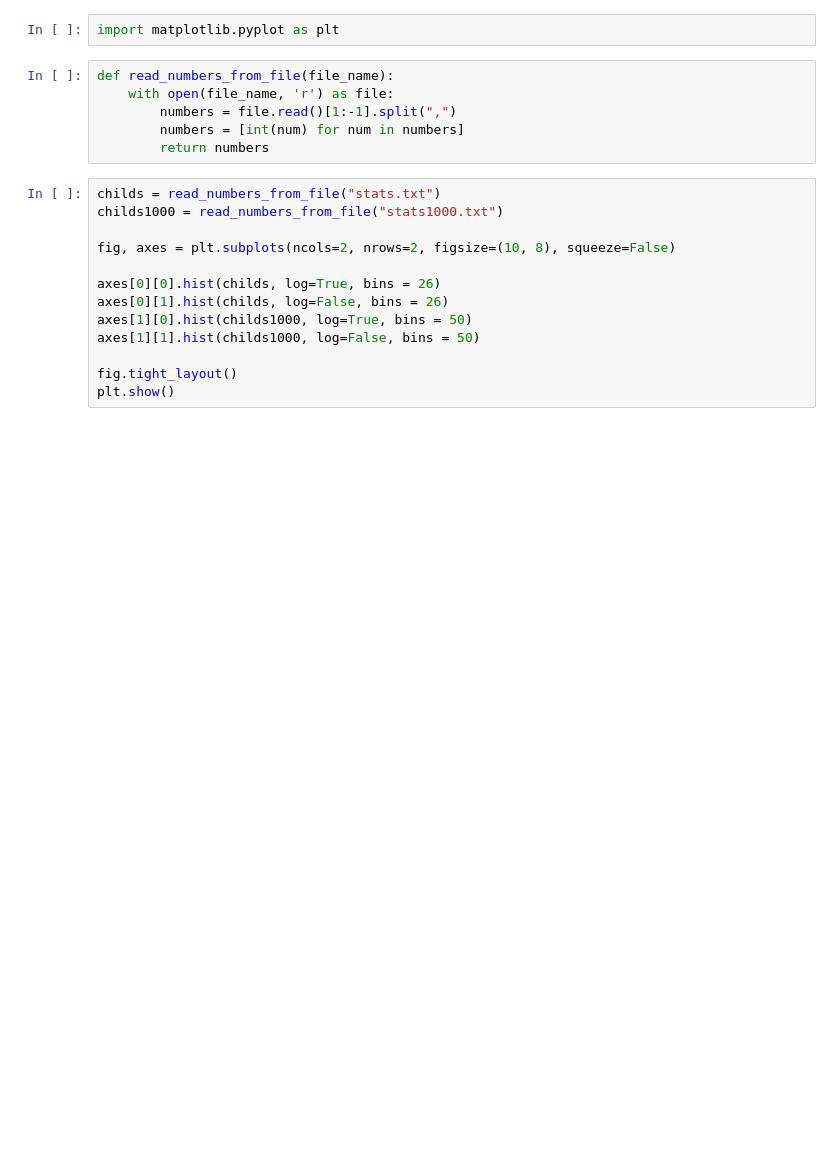
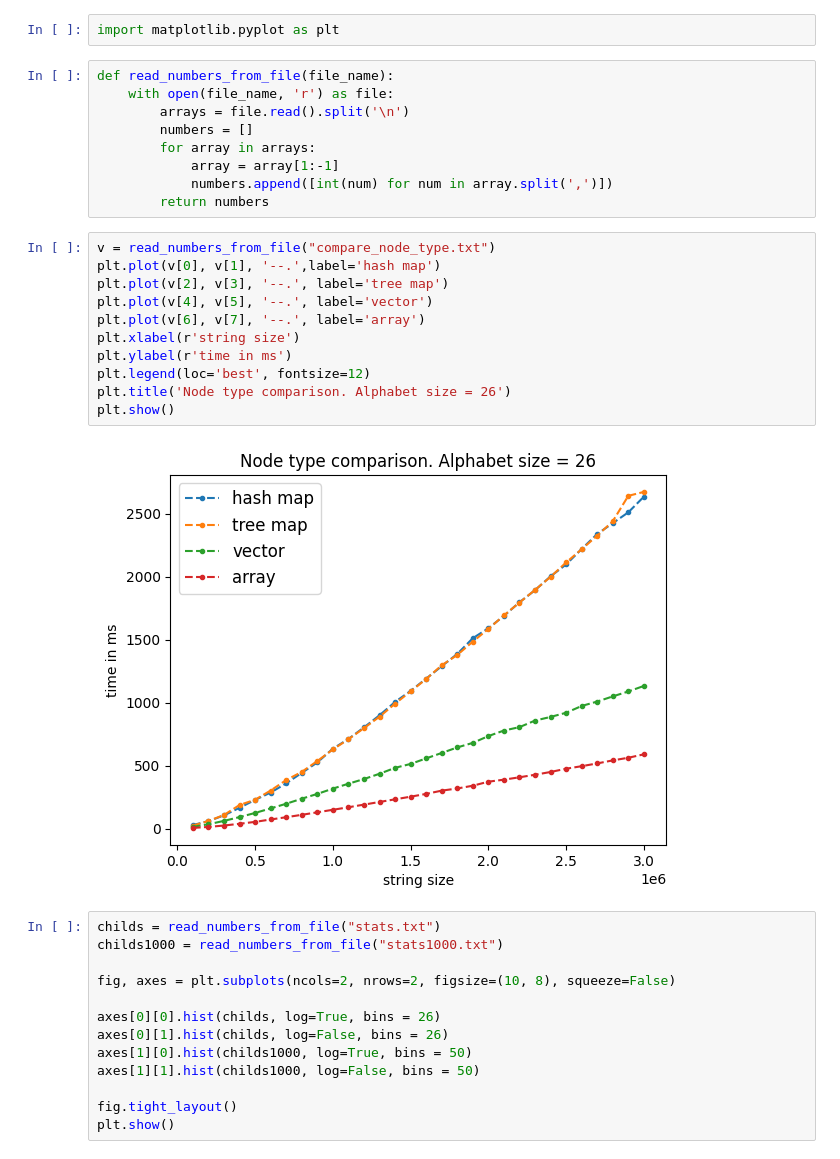
Before and after one commit to davidokk/course-work4, a Jupyter notebook: graphics/graphics.ipynb, the cells around one changed output. Cells and saved outputs as stored; diff of their text form; blank space fills up the shorter version.

```diff
--- a/graphics/graphics.ipynb
+++ b/graphics/graphics.ipynb
@@ -5,9 +5,25 @@ import matplotlib.pyplot as plt
 # %%
 def read_numbers_from_file(file_name):
     with open(file_name, 'r') as file:
-        numbers = file.read()[1:-1].split(",")
-        numbers = [int(num) for num in numbers]
+        arrays = file.read().split('\n')
+        numbers = []
+        for array in arrays:
+            array = array[1:-1]
+            numbers.append([int(num) for num in array.split(',')])
         return numbers
+# %%
+v = read_numbers_from_file("compare_node_type.txt")
+plt.plot(v[0], v[1], '--.',label='hash map')
+plt.plot(v[2], v[3], '--.', label='tree map')
+plt.plot(v[4], v[5], '--.', label='vector')
+plt.plot(v[6], v[7], '--.', label='array')
+plt.xlabel(r'string size')
+plt.ylabel(r'time in ms')
+plt.legend(loc='best', fontsize=12)
+plt.title('Node type comparison. Alphabet size = 26')
+plt.show()
+# %% [output]
+[figure, added]
 # %%
 childs = read_numbers_from_file("stats.txt")
 childs1000 = read_numbers_from_file("stats1000.txt")
```
Also changed, not shown: 7 other files.
